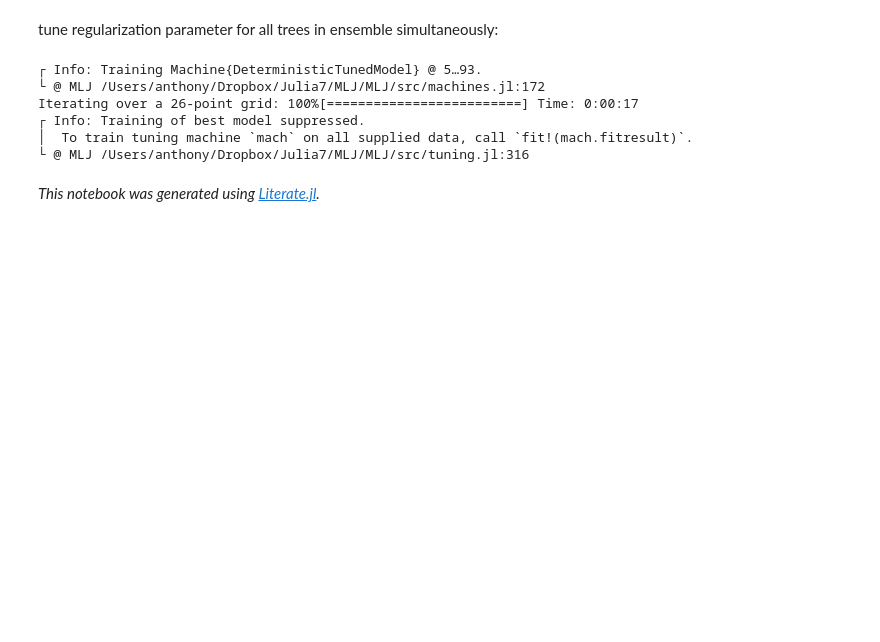
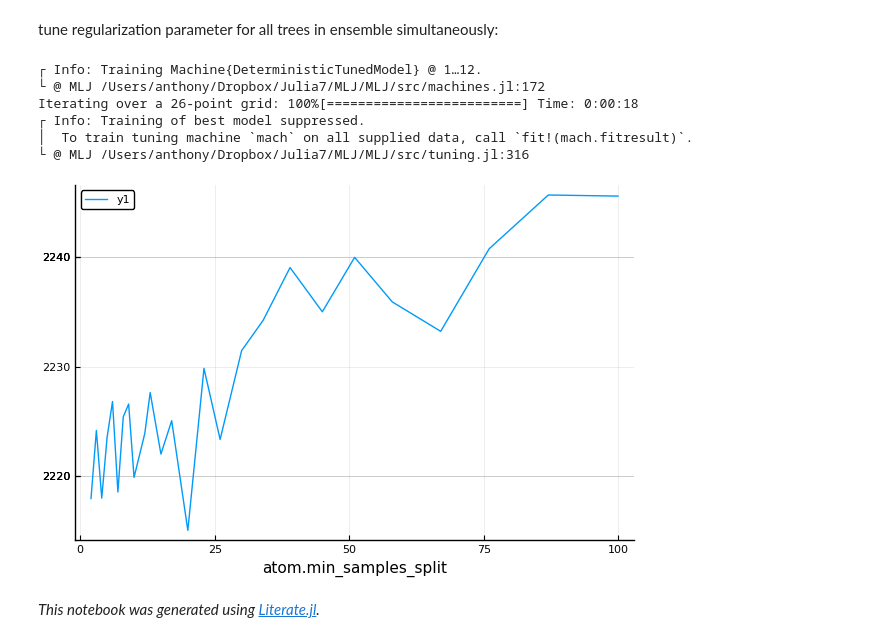
Before and after one commit to ablaom/Stacking, a Jupyter notebook: ensemble.ipynb, the cells around one changed output. Drawn from its saved outputs; the diff is of its cells as text; code cells hidden in the pictures; blank space fills up the shorter version.

Commit message:
update ensemble example

```diff
--- a/ensemble.ipynb
+++ b/ensemble.ipynb
@@ -74,24 +74,24 @@ tune regularization parameter for all trees in ensemble simultaneously:
 # %%
 r = range(one_hundred_models,
           :(atom.min_samples_split),
           lower=2,
           upper=100, scale=:log)
 
 mach = machine(one_hundred_models, X, y)
 
 curve = learning_curve!(mach,
                         range=r,
                         measure=mav,
                         resampling=CV(nfolds=9))
 
 plot(curve.parameter_values, curve.measurements, xlab=curve.parameter_name)
-savefig("ensemble.png")
 # %% [output]
-┌ Info: Training Machine{DeterministicTunedModel} @ 5…93.
+┌ Info: Training Machine{DeterministicTunedModel} @ 1…12.
 └ @ MLJ /Users/anthony/Dropbox/Julia7/MLJ/MLJ/src/machines.jl:172
-Iterating over a 26-point grid: 100%[=========================] Time: 0:00:17
+Iterating over a 26-point grid: 100%[=========================] Time: 0:00:18
 ┌ Info: Training of best model suppressed.
 │  To train tuning machine `mach` on all supplied data, call `fit!(mach.fitresult)`.
 └ @ MLJ /Users/anthony/Dropbox/Julia7/MLJ/MLJ/src/tuning.jl:316
+[figure, added]
 # %% [markdown]
 *This notebook was generated using [Literate.jl](https://github.com/fredrikekre/Literate.jl).*
```
Also changed, not shown: parts of 3 cells of this notebook, 1 other file.
